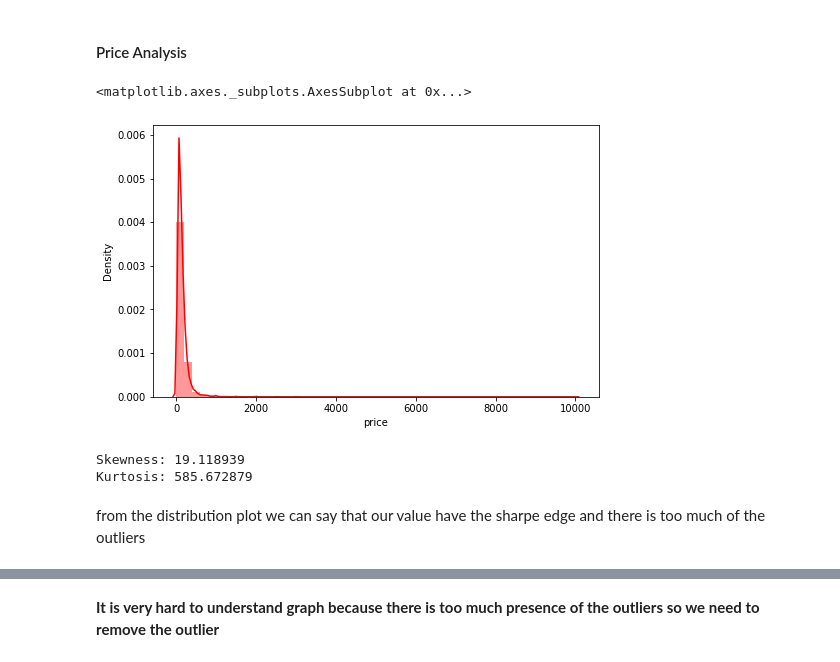
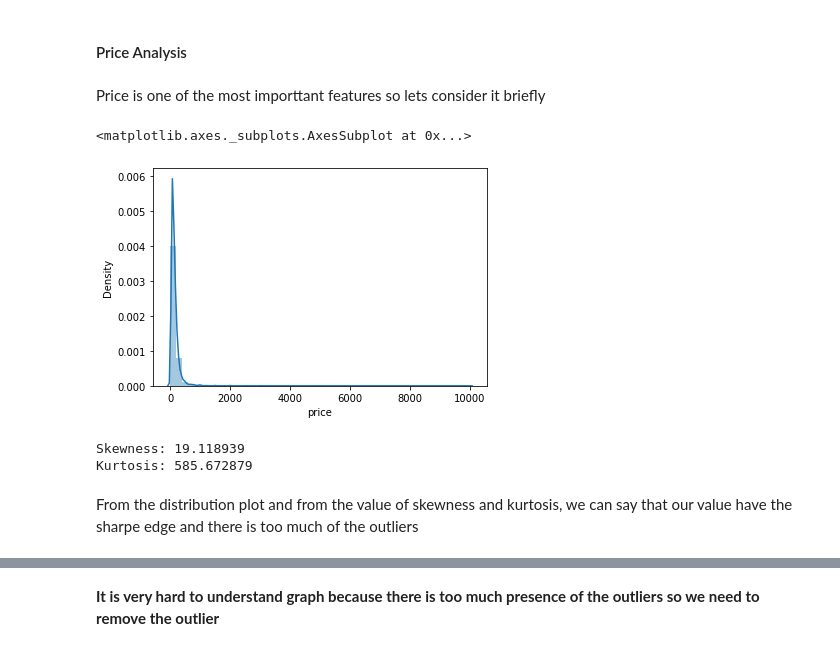
Before and after one commit to maxashoka3/Machine-learning, a Jupyter notebook: EDA.ipynb, the cells around one changed output, grey strips where cells are left out. Saved outputs shown, nothing was run; the diff lists cells and outputs as text; code cells hidden in the pictures.

```diff
--- a/EDA.ipynb
+++ b/EDA.ipynb
@@ -235,11 +315,14 @@ sns.heatmap(df.corr());
 ### Uni Varient Analysis
 # %% [markdown]
 #### Price Analysis
+# %% [markdown]
+Price is one of the most importtant features so lets consider it briefly
 # %%
-sns.distplot(df['price'], hist = True,color ='r')
+#distribution plot of price
+sns.distplot(df['price'], hist = True)
 # %% [output]
 <matplotlib.axes._subplots.AxesSubplot at 0x...>
-[figure, old version]
+[figure, new version]
 # %%
 #skewness and kurtosis
 print("Skewness: %f" % df['price'].skew())
@@ -248,5 +331,5 @@ print("Kurtosis: %f" % df['price'].kurt())
 Skewness: 19.118939
 Kurtosis: 585.672879
 # %% [markdown]
-from the distribution plot we can say that our value have the sharpe edge and there is too much of the outliers
+From the distribution plot and from the value of skewness and kurtosis, we can say that our value have the sharpe edge and there is too much of the outliers
 # %%
```
Also changed, not shown: parts of 120 cells of this notebook.
